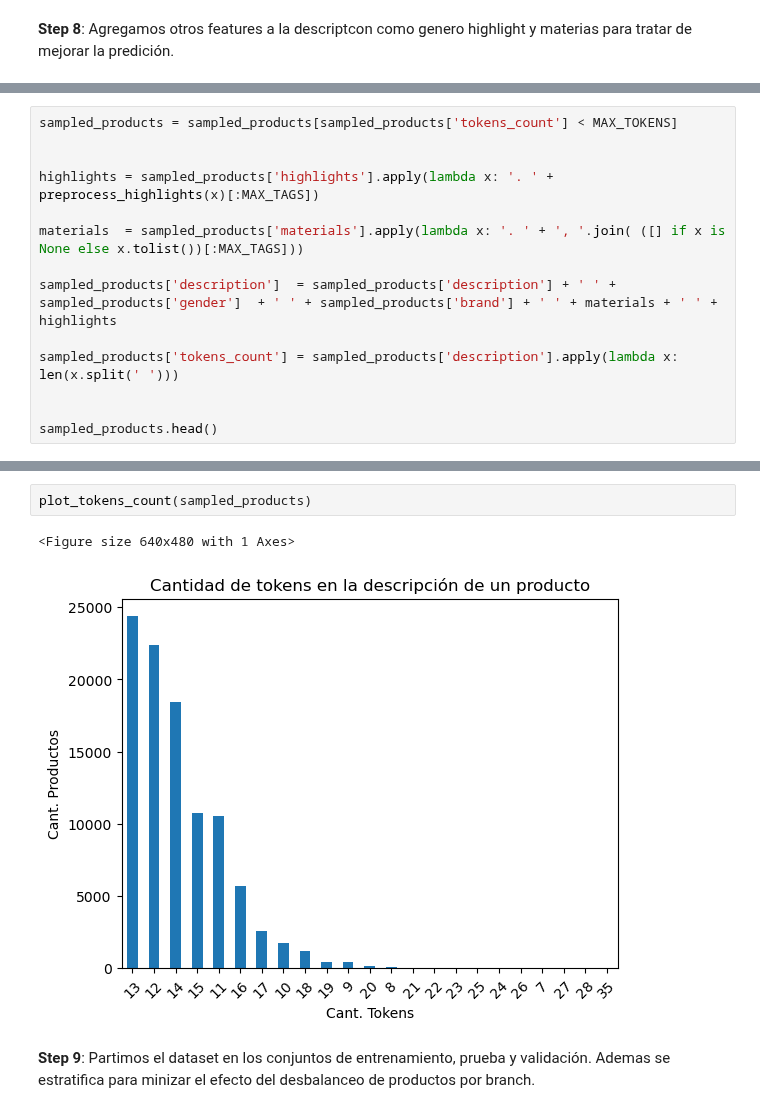
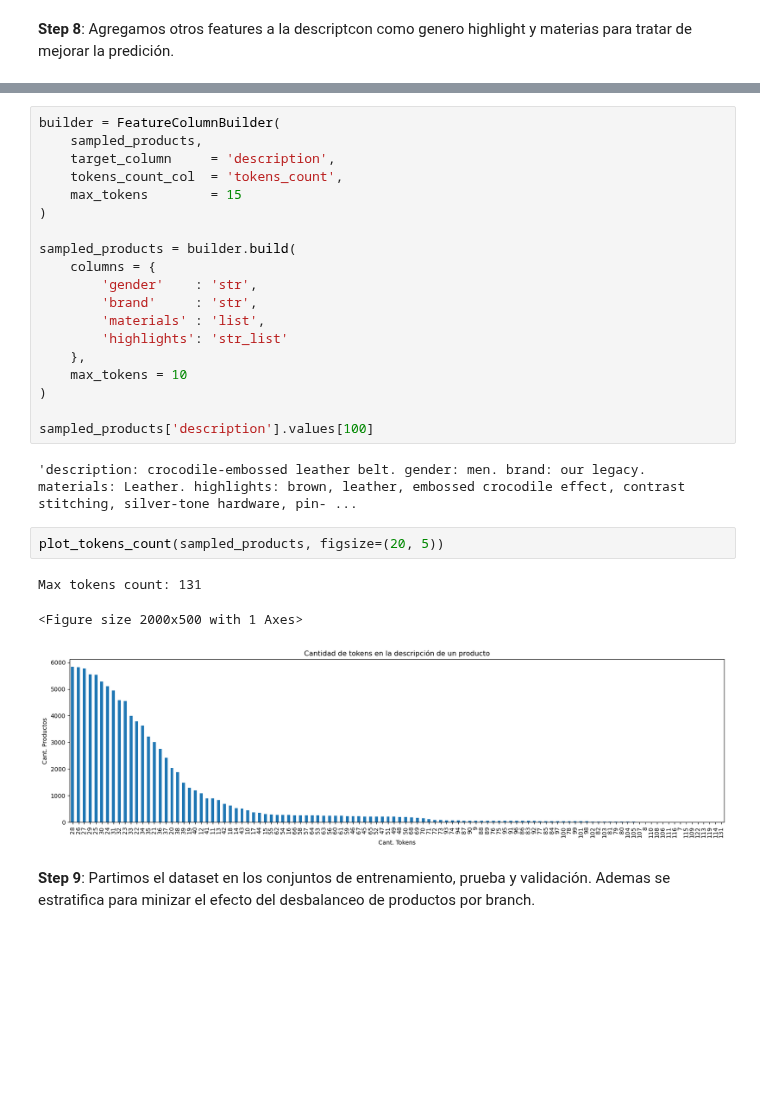
Before and after one commit to magistery-tps/text-mining, a Jupyter notebook: notebooks/fashion-outfits/pre-processing.ipynb, the cells around one changed output, grey strips where cells are left out. Saved outputs shown, nothing was run; the diff lists cells and outputs as text; blank space fills up the shorter version.

Commit message:
feat: feature build and improve acc to 82%

```diff
--- a/notebooks/fashion-outfits/pre-processing.ipynb
+++ b/notebooks/fashion-outfits/pre-processing.ipynb
@@ -371,14 +419,0 @@ MAX_TAGS = 6
-# %%
-sampled_products = sampled_products[sampled_products['tokens_count'] < MAX_TOKENS]
-
-
-highlights = sampled_products['highlights'].apply(lambda x: '. ' + preprocess_highlights(x)[:MAX_TAGS])
-
-materials  = sampled_products['materials'].apply(lambda x: '. ' + ', '.join( ([] if x is None else x.tolist())[:MAX_TAGS]))
-
-sampled_products['description']  = sampled_products['description'] + ' ' + sampled_products['gender']  + ' ' + sampled_products['brand'] + ' ' + materials + ' ' + highlights
-
-sampled_products['tokens_count'] = sampled_products['description'].apply(lambda x: len(x.split(' ')))
-
-
-sampled_products.head()
@@ -392,8 +420,30 @@ sampled_products.head()
+# %%
+builder = FeatureColumnBuilder(
+    sampled_products,
+    target_column     = 'description',
+    tokens_count_col  = 'tokens_count',
+    max_tokens        = 15
+)
+
+sampled_products = builder.build(
+    columns = {
+        'gender'    : 'str',
+        'brand'     : 'str',
+        'materials' : 'list',
+        'highlights': 'str_list'
+    },
+    max_tokens = 10
+)
+
+sampled_products['description'].values[100]
+# %% [output]
+'description: crocodile-embossed leather belt. gender: men. brand: our legacy. materials: Leather. highlights: brown, leather, embossed crocodile effect, contrast stitching, silver-tone hardware, pin- ...
 # %%
-plot_tokens_count(sampled_products)
+plot_tokens_count(sampled_products, figsize=(20, 5))
 # %% [output]
-<Figure size 640x480 with 1 Axes>
+Max tokens count: 131
+<Figure size 2000x500 with 1 Axes>
-[figure, old version]
+[figure, new version]
 # %% [markdown]
 **Step 9**: Partimos el dataset en los conjuntos de entrenamiento, prueba y validación. Ademas se estratifica para minizar el efecto del desbalanceo de productos por branch.
 # %%
```
Also changed, not shown: parts of 11 cells of this notebook, 3 other files.
